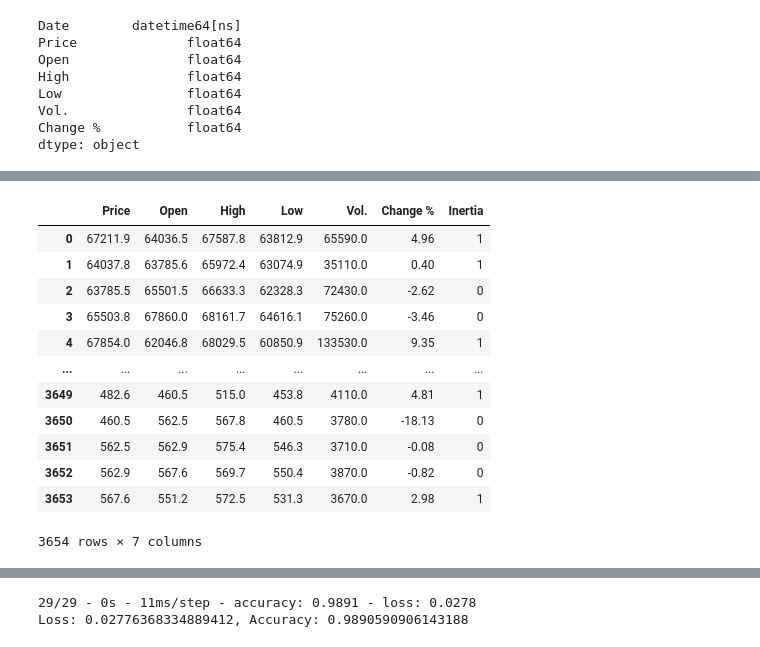
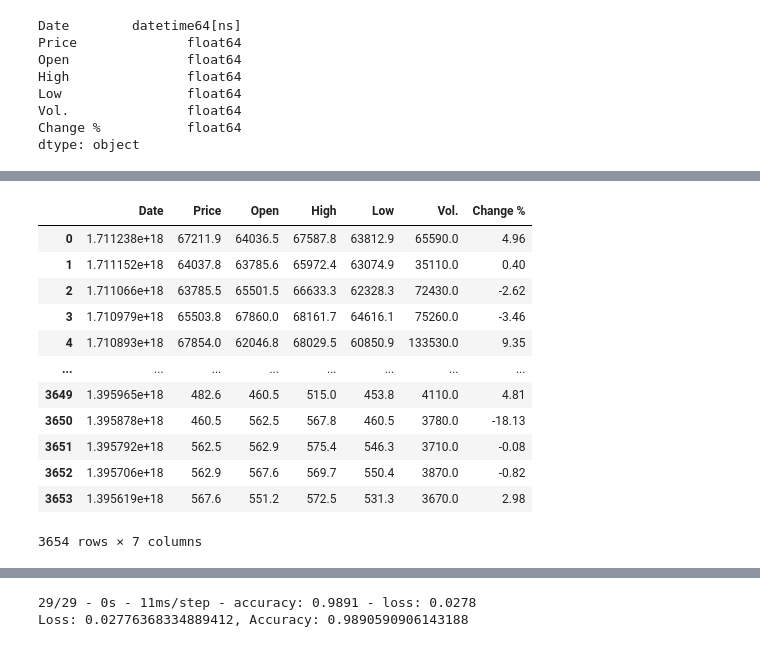
Before and after one commit to cavallon/ML_crypto_currency_analysis, a Jupyter notebook: btexp copy (margin).ipynb, the cells around one changed output, grey strips where cells are left out. Drawn from its saved outputs; the diff is of its cells as text; code cells hidden in the pictures.

```diff
--- a/btexp copy (margin).ipynb
+++ b/btexp copy (margin).ipynb
@@ -96,18 +98,18 @@ Vol.               float64
 Change %           float64
 dtype: object
 # %%
-bt['Date'] = bt['Date'].astype('int64')
-bt['Date'] = bt['Date'].astype(float)
+# bt['Date'] = bt['Date'].astype('int64')
+# bt['Date'] = bt['Date'].astype(float)
 # %%
 #adding a classification for softmax activation function
-conditions = [
-    (bt['Change %'] > 0),
-    (bt['Change %'] < 0),
-    (bt['Change %'] == 0)
-]
-values = [1, 0, 2]
+# conditions = [
+#     (bt['Change %'] > 0),
+#     (bt['Change %'] < 0),
+#     (bt['Change %'] == 0)
+# ]
+# values = [1, 0, 2]
 
-bt['Inertia'] = np.where(conditions[0], values[0],
-                np.where(conditions[1], values[1], values[2]))
+# bt['Inertia'] = np.where(conditions[0], values[0],
+#                 np.where(conditions[1], values[1], values[2]))
 bt
 # %% [output]
@@ -127,17 +129,25 @@ bt
 # %%
 bit = bt.copy()
-bit.drop(columns=["Date"])
+# bit.drop(columns=["Date"])
+# bit["Date"] = bit.index
-# %% [output]
-|  | Price | Open | High | Low | Vol. | Change % | Inertia |
-| 0 | 67211.9 | 64036.5 | 67587.8 | 63812.9 | 65590.0 | 4.96 | 1 |
-| 1 | 64037.8 | 63785.6 | 65972.4 | 63074.9 | 35110.0 | 0.40 | 1 |
-| 2 | 63785.5 | 65501.5 | 66633.3 | 62328.3 | 72430.0 | -2.62 | 0 |
-| 3 | 65503.8 | 67860.0 | 68161.7 | 64616.1 | 75260.0 | -3.46 | 0 |
-| 4 | 67854.0 | 62046.8 | 68029.5 | 60850.9 | 133530.0 | 9.35 | 1 |
-| ... | ... | ... | ... | ... | ... | ... | ... |
-| 3649 | 482.6 | 460.5 | 515.0 | 453.8 | 4110.0 | 4.81 | 1 |
-| 3650 | 460.5 | 562.5 | 567.8 | 460.5 | 3780.0 | -18.13 | 0 |
-| 3651 | 562.5 | 562.9 | 575.4 | 546.3 | 3710.0 | -0.08 | 0 |
-| 3652 | 562.9 | 567.6 | 569.7 | 550.4 | 3870.0 | -0.82 | 0 |
-| 3653 | 567.6 | 551.2 | 572.5 | 531.3 | 3670.0 | 2.98 | 1 |
-3654 rows × 7 columns
+# %%
+#bit["Date"] = bit["Date"].astype("string")
+bit['Date'] = pd.to_datetime(bit['Date'])
+
+bit['Date'] = bit['Date'].astype('int64')
+bit['Date'] = bit['Date'].astype(float)
+bit
+# %% [output]
+|  | Date | Price | Open | High | Low | Vol. | Change % |
+| 0 | 1.711238e+18 | 67211.9 | 64036.5 | 67587.8 | 63812.9 | 65590.0 | 4.96 |
+| 1 | 1.711152e+18 | 64037.8 | 63785.6 | 65972.4 | 63074.9 | 35110.0 | 0.40 |
+| 2 | 1.711066e+18 | 63785.5 | 65501.5 | 66633.3 | 62328.3 | 72430.0 | -2.62 |
+| 3 | 1.710979e+18 | 65503.8 | 67860.0 | 68161.7 | 64616.1 | 75260.0 | -3.46 |
+| 4 | 1.710893e+18 | 67854.0 | 62046.8 | 68029.5 | 60850.9 | 133530.0 | 9.35 |
+| ... | ... | ... | ... | ... | ... | ... | ... |
+| 3649 | 1.395965e+18 | 482.6 | 460.5 | 515.0 | 453.8 | 4110.0 | 4.81 |
+| 3650 | 1.395878e+18 | 460.5 | 562.5 | 567.8 | 460.5 | 3780.0 | -18.13 |
+| 3651 | 1.395792e+18 | 562.5 | 562.9 | 575.4 | 546.3 | 3710.0 | -0.08 |
+| 3652 | 1.395706e+18 | 562.9 | 567.6 | 569.7 | 550.4 | 3870.0 | -0.82 |
+| 3653 | 1.395619e+18 | 567.6 | 551.2 | 572.5 | 531.3 | 3670.0 | 2.98 |
+3654 rows × 7 columns
```
Also changed, not shown: parts of 21 cells of this notebook.
